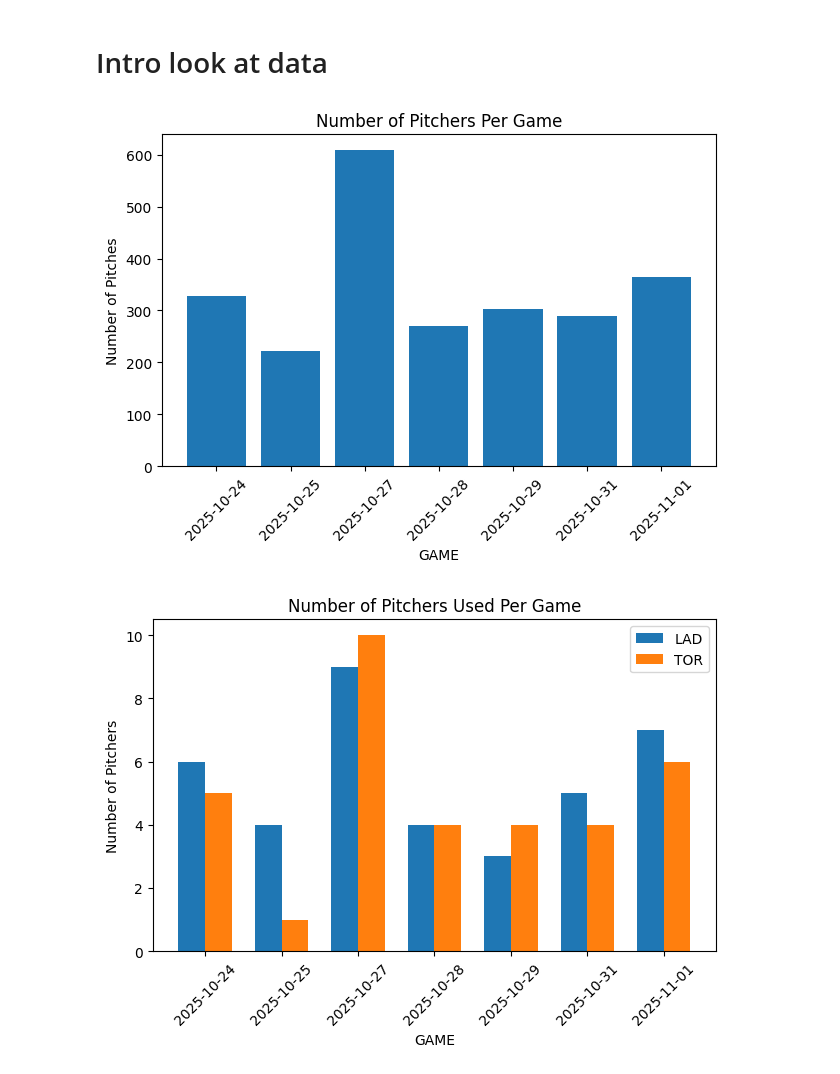
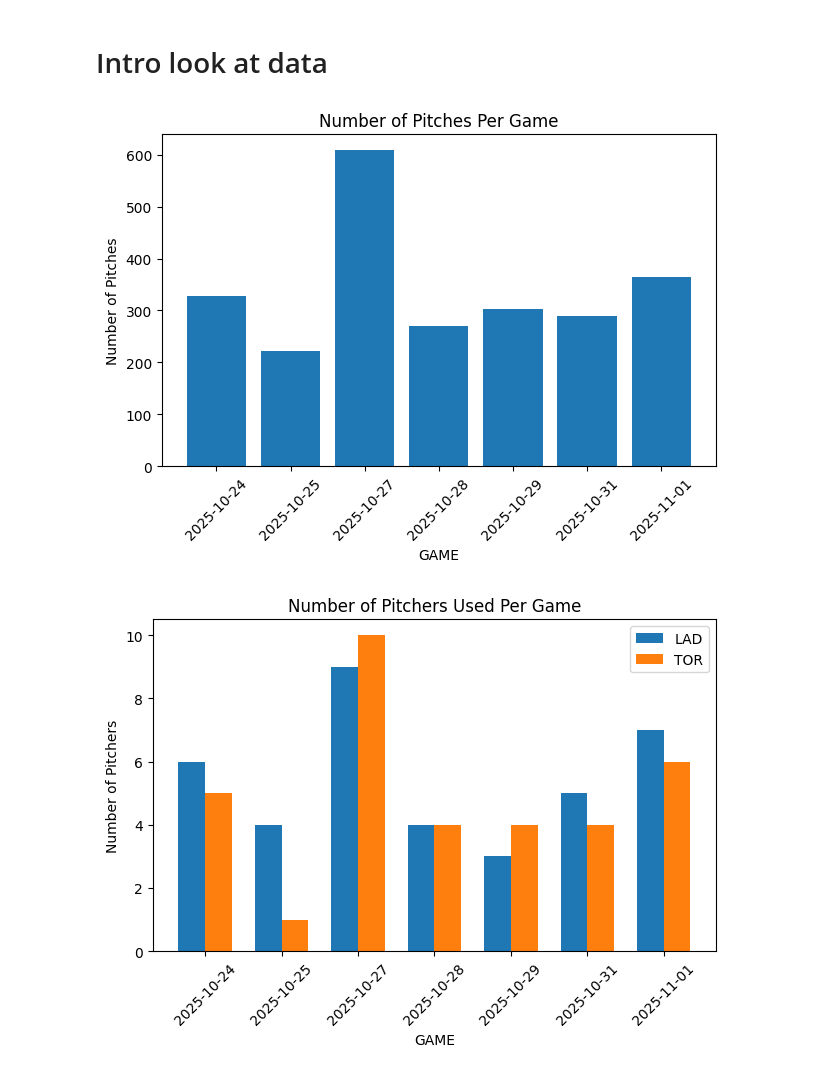
Before and after one commit to cjsteffen00/MLB-data, a Jupyter notebook: analysis_files/world_series.ipynb, the cells around one changed output. Saved outputs shown, nothing was run; the diff lists cells and outputs as text; code cells hidden in the pictures.

```diff
--- a/analysis_files/world_series.ipynb
+++ b/analysis_files/world_series.ipynb
@@ -60,26 +60,26 @@ Index(['game_date', 'pitcher', 'batter', 'balls', 'strikes', 'inning',
 # %%
 import matplotlib.pyplot as plt
 import seaborn as sns
 
 #how many pitches per game
 pitches_per_game = con.sql("""
         SELECT count(*) as num_pitches, game_id, game_date
         FROM ws_df
         GROUP BY game_id, game_date
         ORDER BY game_date ASC;
         """).to_df()
 
 pitches_per_game
 
 plt.bar(pitches_per_game['game_date'], pitches_per_game['num_pitches'])
 plt.xlabel('GAME')
 plt.ylabel('Number of Pitches')
-plt.title('Number of Pitchers Per Game')
+plt.title('Number of Pitches Per Game')
 plt.xticks(rotation=45)
 plt.tight_layout()
 plt.show()
 # %% [output]
-[figure, old version]
+[figure, new version]
 # %%
 #how many pitchers were used by game by team?
 pitchers_per_team = con.sql("""
```
Also changed, not shown: parts of 2 cells of this notebook.
